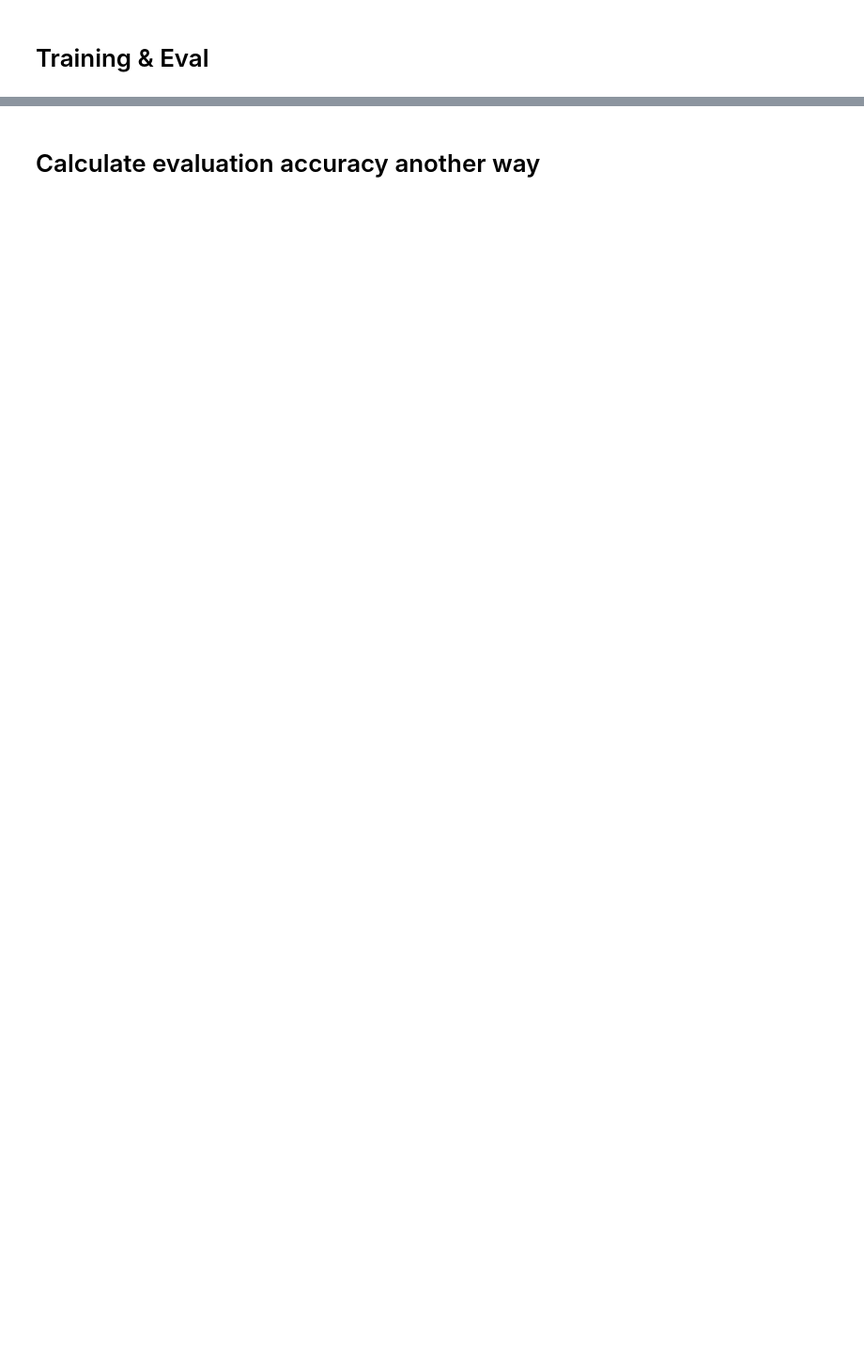
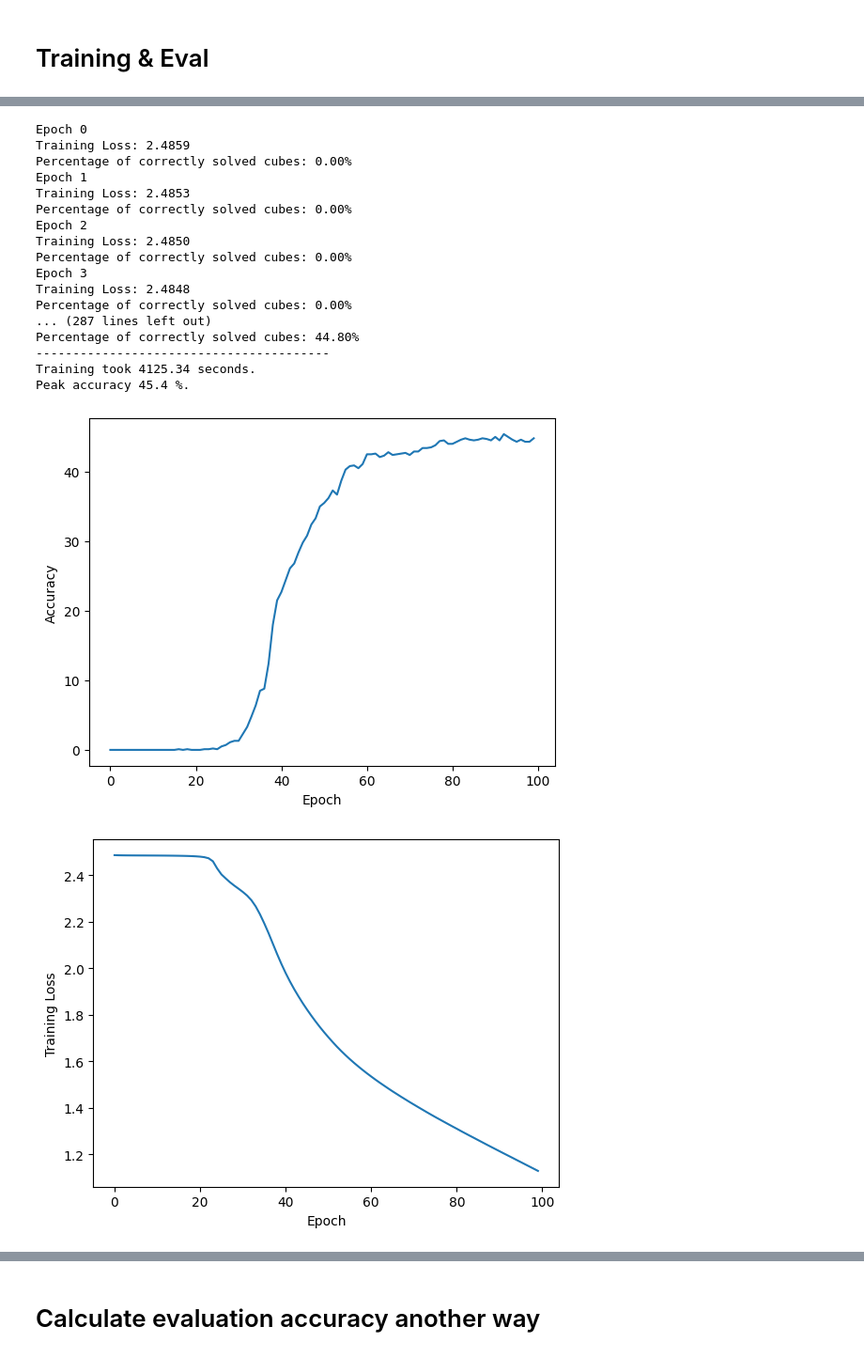
Before and after one commit to kvnjthms/rubiks, a Jupyter notebook: rubiks.ipynb, the cells around one changed output, grey strips where cells are left out. Shown: that part at 94% size. Saved outputs shown, nothing was run; the diff lists cells and outputs as text; code cells hidden in the pictures; blank space fills up the shorter version.

Commit message:
multiple convolution layers and ResNet

```diff
--- a/rubiks.ipynb
+++ b/rubiks.ipynb
@@ -278,0 +301,55 @@ def display_cube(cube):
+# %%
+# The number of convolution layers is increased to 5
+
+class RubiksSolverNonResNet(RubiksSolverNetwork):
+    def __init__(self, train_dataset, eval_dataset):
+        super().__init__(train_dataset, eval_dataset)
+
+        # Define a group-invariant conv layer
+        self.conv1 = nn.Conv3d(in_channels=1, out_channels=16, kernel_size=3, stride=1, padding=1)
+        self.conv2 = nn.Conv3d(in_channels=16, out_channels=16, kernel_size=3, stride=1, padding=1)
+        self.conv3 = nn.Conv3d(in_channels=16, out_channels=16, kernel_size=3, stride=1, padding=1)
+        self.conv4 = nn.Conv3d(in_channels=16, out_channels=16, kernel_size=3, stride=1, padding=1)
+        self.conv5 = nn.Conv3d(in_channels=16, out_channels=16, kernel_size=3, stride=1, padding=1)
+
+    def forward(self, x):
+        # Input shape: (batch_size, 5, 5, 5)
+        # Add channel dimension => (batch_size, 1, depth=5, height=5, width=5)
+        x = x.unsqueeze(1)
+
+        # Pass through convolutional layer
+        x = F.relu(self.conv1(x))  # Output shape: (batch_size, 16, 5, 5)
+        x = F.relu(self.conv2(x))
+        x = F.relu(self.conv3(x))
+        x = F.relu(self.conv4(x))
+        x = F.relu(self.conv5(x))
+
+        # Flatten the output
+        x = x.reshape(x.size(0), -1)  # Output shape: (batch_size, 16 * 5 * 5)
+
+        # Fully connected layers
+        x = F.relu(self.fc1(x))  # Output shape: (batch_size, 128)
+        return self.fc2(x)  # Output shape: (batch_size, 12)
+
+net = RubiksSolverNonResNet(train_dataset, eval_dataset)
+train_and_display(net)
+# %% [output]
+Epoch 0
+Training Loss: 2.4859
+Percentage of correctly solved cubes: 0.00%
+Epoch 1
+Training Loss: 2.4853
+Percentage of correctly solved cubes: 0.00%
+Epoch 2
+Training Loss: 2.4850
+Percentage of correctly solved cubes: 0.00%
+Epoch 3
+Training Loss: 2.4848
+Percentage of correctly solved cubes: 0.00%
+... (287 lines left out)
+Percentage of correctly solved cubes: 44.80%
+----------------------------------------
+Training took 4125.34 seconds.
+Peak accuracy 45.4 %.
+[figure, added]
+[figure, added]
```
Also changed, not shown: parts of 15 cells of this notebook.
